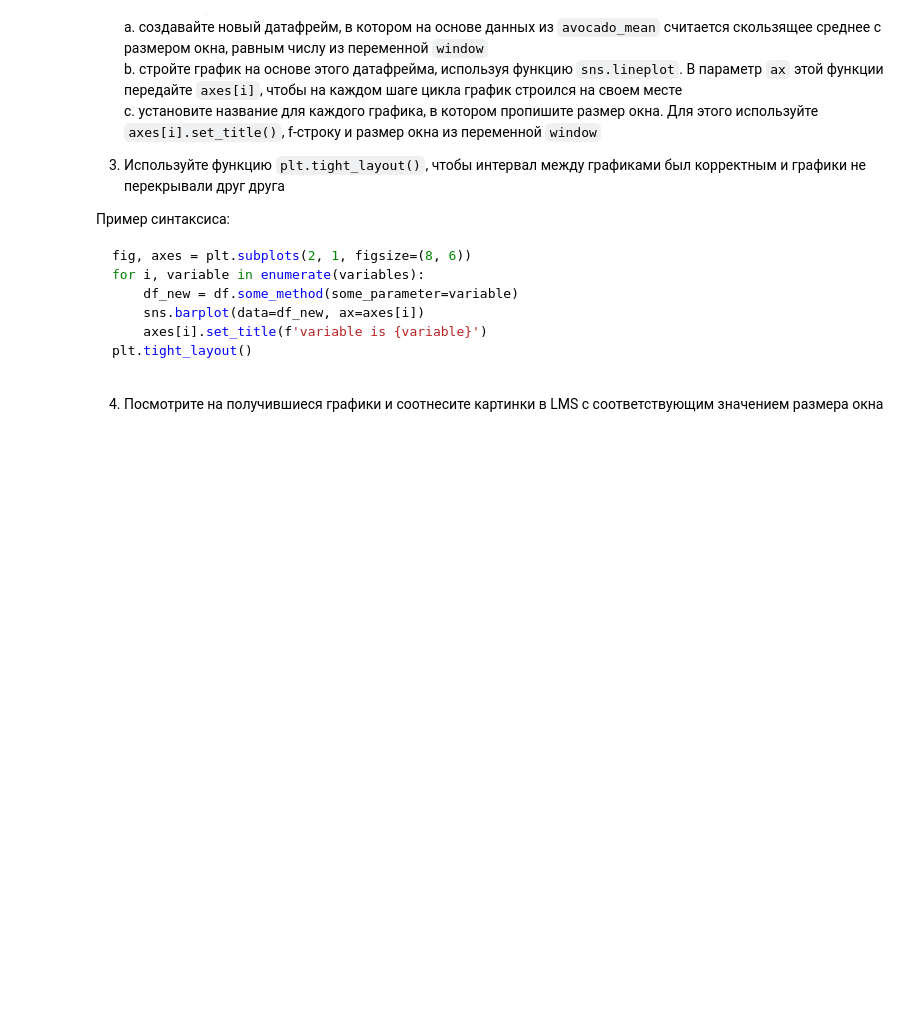
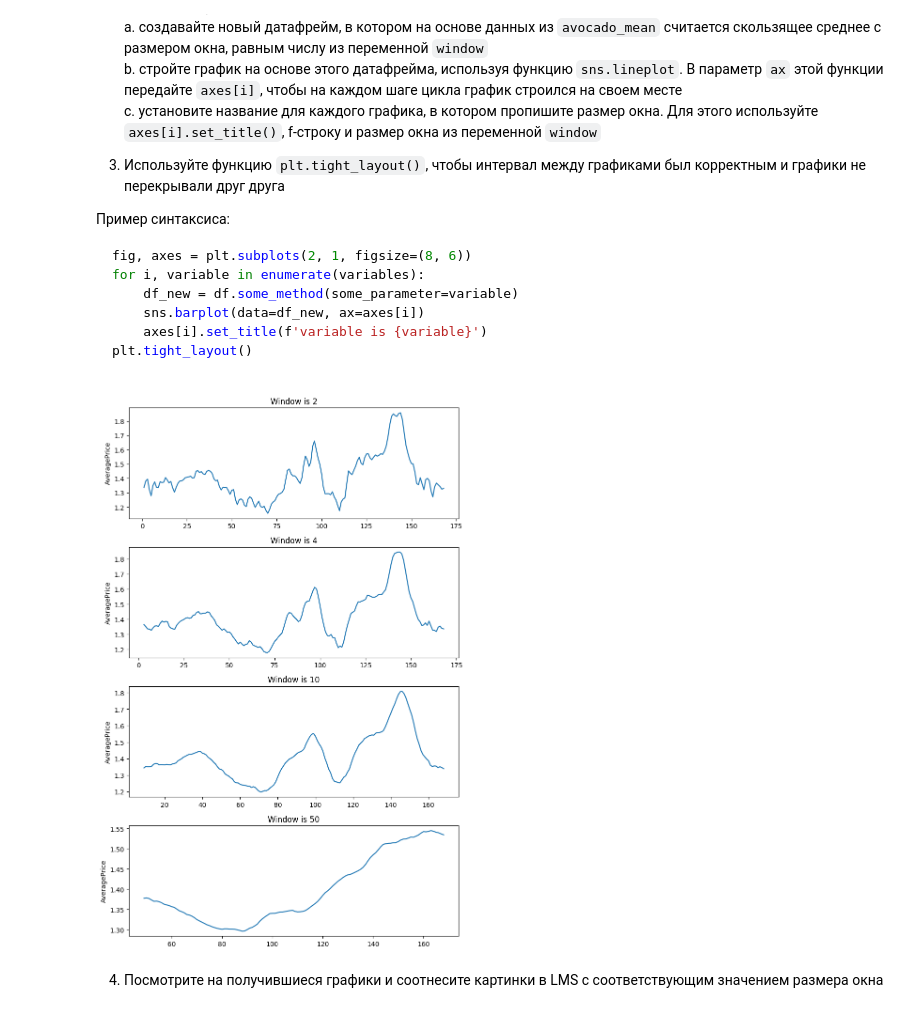
Before and after one commit to m-amirov/karpov.courses, a Jupyter notebook: notebooks/7_window_functions_and_interactive_graphics_Homework.ipynb, the cells around one changed output. Cells and saved outputs as stored; diff of their text form; code cells hidden in the pictures; folded sections open; blank space fills up the shorter version.

```diff
--- a/notebooks/7_window_functions_and_interactive_graphics_Homework.ipynb
+++ b/notebooks/7_window_functions_and_interactive_graphics_Homework.ipynb
@@ -70,3 +68,5 @@ df = pd.read_csv('data.csv', parse_dates=['col_date'])
+# %%
+avacado_full = pd.read_csv('../data/avocado_full.csv', parse_dates=['Date'])
 # %% [markdown]
 4. Посмотрите на содержимое датафрейма, проверьте его размер
 # %% [markdown]
@@ -129,3 +148,5 @@ new_df = df.some_method()
+# %%
+avocado_mean = avacado_full.groupby('Date', as_index=False).AveragePrice.mean()
 # %% [markdown]
 6. Посмотрите на значение усредненной цены в первой строчке получившейся переменной `avocado_mean`
 # %% [markdown]
@@ -268,3 +310,5 @@ list_123 = [1, 2, 3]
+# %%
+windows = [2, 4, 10, 50]
 # %% [markdown]
 3. Постройте линейные графики с разными размерами окон, используя функцию `plt.subplots()` из библиотеки `matplotlib` и функцию `lineplot` из библиотеки `seaborn`
 # %% [markdown]
@@ -300,3 +342,13 @@ plt.tight_layout()
+# %%
+fig, ax = plt.subplots(4, 1, figsize=(8, 12))
+
+for i, window in enumerate(windows):
+    avocado_mean_window = avocado_mean.AveragePrice.rolling(window=window).mean()
+    sns.lineplot(data=avocado_mean_window, ax=ax[i])
+    ax[i].set_title(f'Window is {window}')
+plt.tight_layout()
+# %% [output]
+[figure, added]
 # %% [markdown]
 4. Посмотрите на получившиеся графики и соотнесите картинки в LMS с соответствующим значением размера окна
 # %% [markdown]
```
Also changed, not shown: parts of 39 cells of this notebook.
